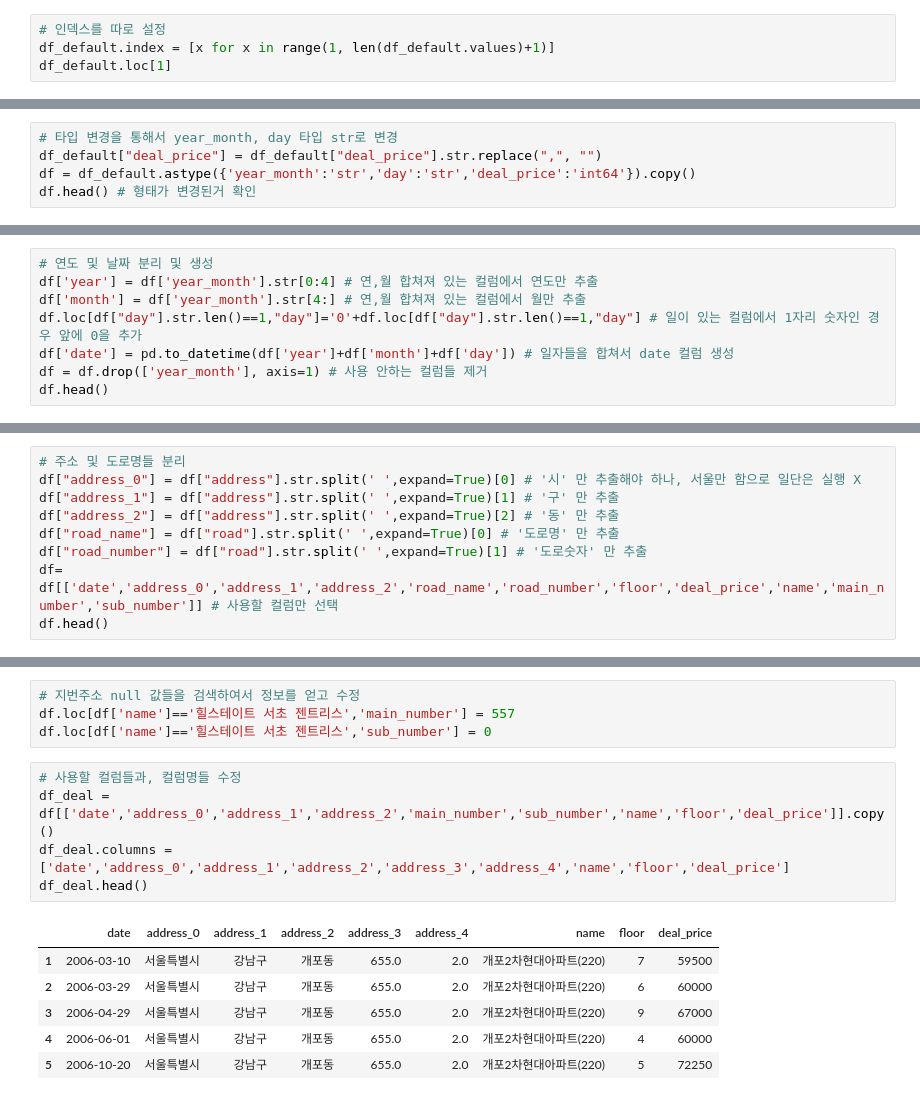
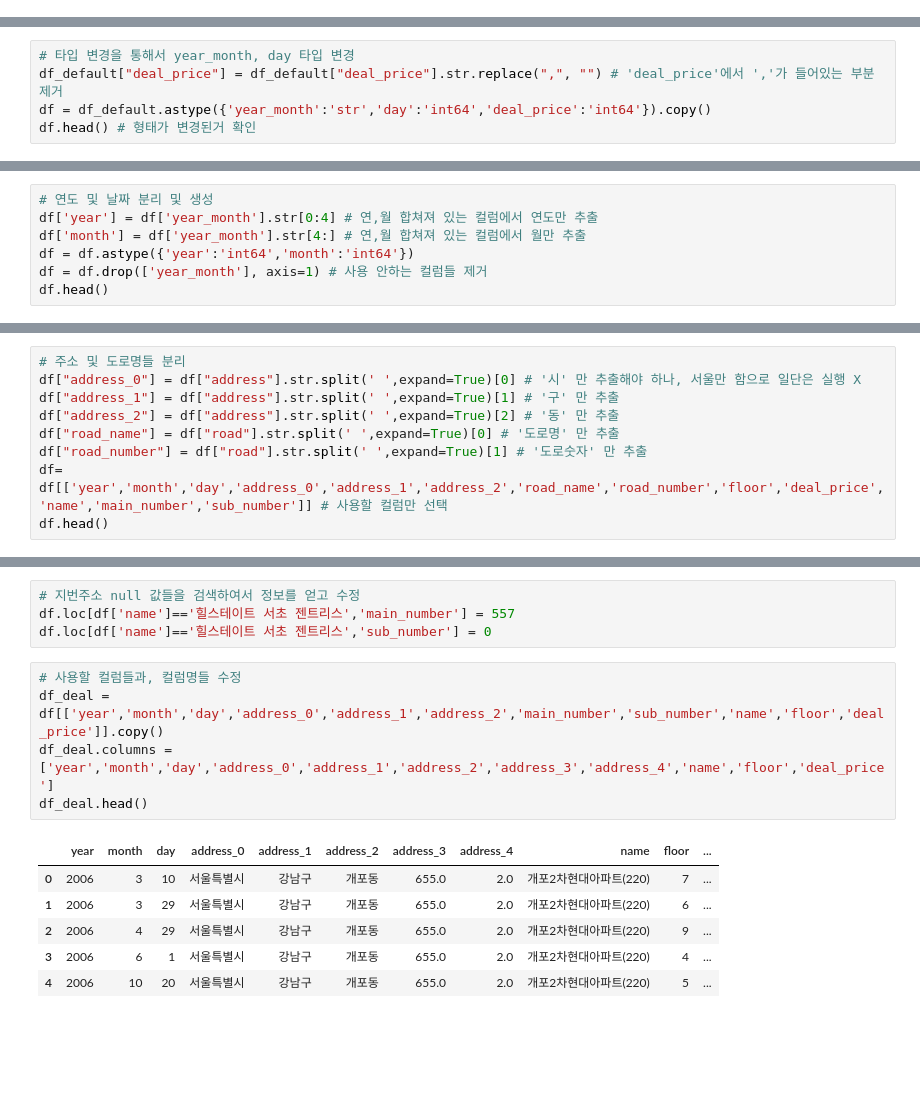
Before and after one commit to Ryong1998/house_price, a Jupyter notebook: apartment_deal.ipynb, the cells around one changed output, grey strips where cells are left out. Cells and saved outputs as stored; diff of their text form; blank space fills up the shorter version.

```diff
--- a/apartment_deal.ipynb
+++ b/apartment_deal.ipynb
@@ -58,4 +56,0 @@ df_default.loc[1] # 여러 데이터프레임들을 바로 합친거여서 인
-# %%
-# 인덱스를 따로 설정
-df_default.index = [x for x in range(1, len(df_default.values)+1)]
-df_default.loc[1]
@@ -121,7 +99,7 @@ df_default.head() # 잘 걸러졌는지 확인
 # %%
-# 타입 변경을 통해서 year_month, day 타입 str로 변경
-df_default["deal_price"] = df_default["deal_price"].str.replace(",", "")
-df = df_default.astype({'year_month':'str','day':'str','deal_price':'int64'}).copy()
+# 타입 변경을 통해서 year_month, day 타입 변경
+df_default["deal_price"] = df_default["deal_price"].str.replace(",", "") # 'deal_price'에서 ','가 들어있는 부분 제거
+df = df_default.astype({'year_month':'str','day':'int64','deal_price':'int64'}).copy()
 df.head() # 형태가 변경된거 확인
 # %% [output]
 |  | address | main_number | sub_number | road | name | year_month | day | deal_price | floor |
@@ -159,8 +137,7 @@ df[((df['main_number'].isnull()) |(df['sub_number'].isnull())) &(df['road'].isnu
 # 연도 및 날짜 분리 및 생성
 df['year'] = df['year_month'].str[0:4] # 연,월 합쳐져 있는 컬럼에서 연도만 추출
 df['month'] = df['year_month'].str[4:] # 연,월 합쳐져 있는 컬럼에서 월만 추출
-df.loc[df["day"].str.len()==1,"day"]='0'+df.loc[df["day"].str.len()==1,"day"] # 일이 있는 컬럼에서 1자리 숫자인 경우 앞에 0을 추가
-df['date'] = pd.to_datetime(df['year']+df['month']+df['day']) # 일자들을 합쳐서 date 컬럼 생성
+df = df.astype({'year':'int64','month':'int64'})
 df = df.drop(['year_month'], axis=1) # 사용 안하는 컬럼들 제거
 df.head()
 # %% [output]
@@ -198,6 +174,6 @@ df["address_1"] = df["address"].str.split(' ',expand=True)[1] # '구' 만 추출
 df["address_2"] = df["address"].str.split(' ',expand=True)[2] # '동' 만 추출
 df["road_name"] = df["road"].str.split(' ',expand=True)[0] # '도로명' 만 추출
 df["road_number"] = df["road"].str.split(' ',expand=True)[1] # '도로숫자' 만 추출
-df= df[['date','address_0','address_1','address_2','road_name','road_number','floor','deal_price','name','main_number','sub_number']] # 사용할 컬럼만 선택
+df= df[['year','month','day','address_0','address_1','address_2','road_name','road_number','floor','deal_price','name','main_number','sub_number']] # 사용할 컬럼만 선택
 df.head()
 # %% [output]
@@ -376,16 +360,16 @@ df.loc[df['name']=='힐스테이트 서초 젠트리스','main_number'] = 557
 df.loc[df['name']=='힐스테이트 서초 젠트리스','sub_number'] = 0
 # %%
 # 사용할 컬럼들과, 컬럼명들 수정
-df_deal = df[['date','address_0','address_1','address_2','main_number','sub_number','name','floor','deal_price']].copy()
-df_deal.columns =['date','address_0','address_1','address_2','address_3','address_4','name','floor','deal_price']
+df_deal = df[['year','month','day','address_0','address_1','address_2','main_number','sub_number','name','floor','deal_price']].copy()
+df_deal.columns =['year','month','day','address_0','address_1','address_2','address_3','address_4','name','floor','deal_price']
 df_deal.head()
 # %% [output]
-|  | date | address_0 | address_1 | address_2 | address_3 | address_4 | name | floor | deal_price |
-| 1 | 2006-03-10 | 서울특별시 | 강남구 | 개포동 | 655.0 | 2.0 | 개포2차현대아파트(220) | 7 | 59500 |
-| 2 | 2006-03-29 | 서울특별시 | 강남구 | 개포동 | 655.0 | 2.0 | 개포2차현대아파트(220) | 6 | 60000 |
-| 3 | 2006-04-29 | 서울특별시 | 강남구 | 개포동 | 655.0 | 2.0 | 개포2차현대아파트(220) | 9 | 67000 |
-| 4 | 2006-06-01 | 서울특별시 | 강남구 | 개포동 | 655.0 | 2.0 | 개포2차현대아파트(220) | 4 | 60000 |
-| 5 | 2006-10-20 | 서울특별시 | 강남구 | 개포동 | 655.0 | 2.0 | 개포2차현대아파트(220) | 5 | 72250 |
+|  | year | month | day | address_0 | address_1 | address_2 | address_3 | address_4 | name | floor | ... |
+| 0 | 2006 | 3 | 10 | 서울특별시 | 강남구 | 개포동 | 655.0 | 2.0 | 개포2차현대아파트(220) | 7 | ... |
+| 1 | 2006 | 3 | 29 | 서울특별시 | 강남구 | 개포동 | 655.0 | 2.0 | 개포2차현대아파트(220) | 6 | ... |
+| 2 | 2006 | 4 | 29 | 서울특별시 | 강남구 | 개포동 | 655.0 | 2.0 | 개포2차현대아파트(220) | 9 | ... |
+| 3 | 2006 | 6 | 1 | 서울특별시 | 강남구 | 개포동 | 655.0 | 2.0 | 개포2차현대아파트(220) | 4 | ... |
+| 4 | 2006 | 10 | 20 | 서울특별시 | 강남구 | 개포동 | 655.0 | 2.0 | 개포2차현대아파트(220) | 5 | ... |
 # %%
 df_deal.info() # 데이터프레임 정보 확인
 # %% [output]
```
Also changed, not shown: parts of 22 cells of this notebook.
